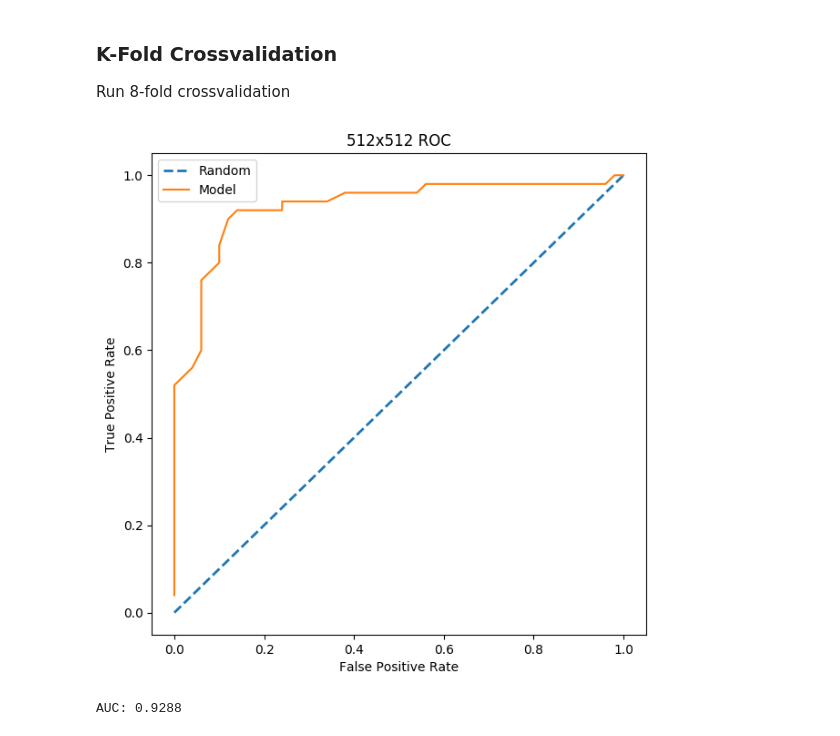
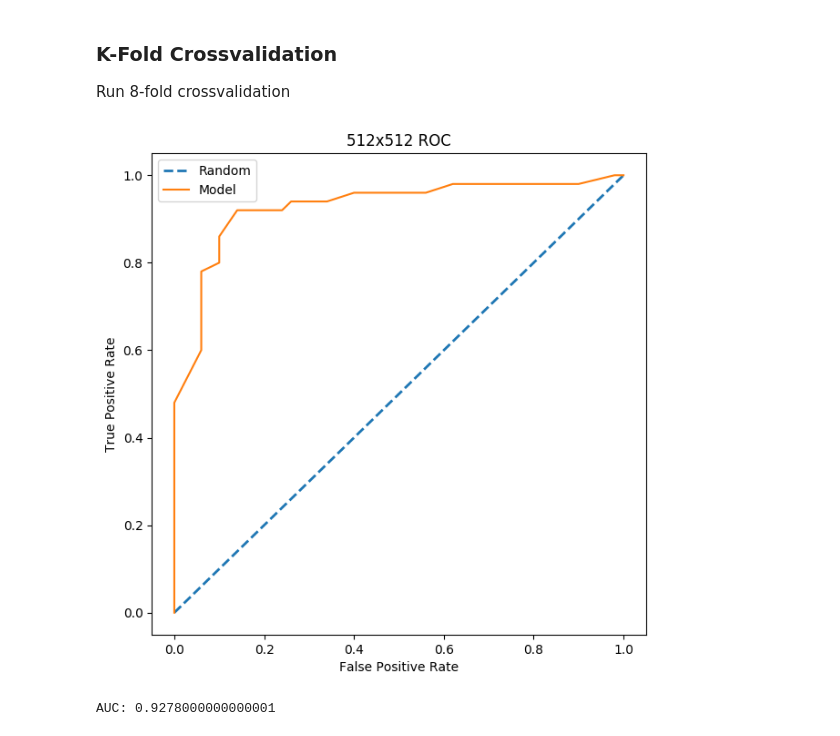
Before and after one commit to chiaramooney/ml-plsda-classification, a Jupyter notebook: PLSDA-cancer-classification-512.ipynb, the cells around one changed output. Cells and saved outputs as stored; diff of their text form; code cells hidden in the pictures.

```diff
--- a/PLSDA-cancer-classification-512.ipynb
+++ b/PLSDA-cancer-classification-512.ipynb
@@ -221,7 +221,7 @@ num_mes_labels = num_pro_labels = num_observations // 2 # We know that
                                                         # inputs of
                                                         # mesenchymal and
                                                         # proneural
-thresh_ranges = np.linspace(-1, 1, 100) # Apply a threshold range from -1 to
+thresh_ranges = np.linspace(-2, 2, 100) # Apply a threshold range from -1 to
                                         # 1 because that is the range for the
                                         # zscored y labels
 mes_tpr_thresh_range = []   # Mesenchymal true positive rates
@@ -368,7 +368,7 @@ num_mes_labels = num_pro_labels = num_observations // 2 # We know that
                                                         # mesenchymal and
                                                         # proneural
 
-thresh_ranges = np.linspace(-1, 1, 100) # Apply a threshold range from -1 to
+thresh_ranges = np.linspace(-2, 2, 100) # Apply a threshold range from -1 to
                                         # 1 because that is the range for the
                                         # zscored y labels
 mes_tpr_thresh_range = []   # Mesenchymal true positive rates
@@ -404,33 +404,33 @@ for t in thresh_ranges:
     mes_tpr = mes_true_pos / (num_mes_labels)
     mes_fpr = mes_false_pos / (num_pro_labels)
     pro_tpr = pro_true_pos / (num_pro_labels)
     pro_fpr = pro_false_pos / (num_mes_labels)
 
     mes_tpr_thresh_range.append(mes_tpr)
     mes_fpr_thresh_range.append(mes_fpr)
     pro_tpr_thresh_range.append(pro_tpr)
     pro_fpr_thresh_range.append(pro_fpr)
 
     if (LOG_FLAG):
         print("{}-Fold Crossvalidation Results [Thresh: {}]:".format(group_size, t))
         print("mes cells correctly predicted: ", mes_correct)
         print("mes cells incorrecly predicted: ", mes_false_pos)
         print("pro cells correctly predicted: ", pro_correct)
         print("pro cells incorrectly predicted: ", pro_false_pos)
         print("\n\n")
 
 plt.figure(figsize =(7, 7), dpi=100)
 plt.title("{}x{} ROC".format(IMAGE_DIM, IMAGE_DIM))
 plt.plot([0,1], [0,1], linestyle='--', lw=2, label="Random")
 plt.plot(pro_fpr_thresh_range, pro_tpr_thresh_range, label="Model")
 plt.xlabel("False Positive Rate")
 plt.ylabel("True Positive Rate")
 plt.legend()
 plt.show()
 
 # Compute AUC
 model_auc = auc(pro_fpr_thresh_range, pro_tpr_thresh_range)
-print("AUC: {}".format(mean_auc))
+print("AUC: {}".format(model_auc))
 # %% [output]
-[figure, old version]
+[figure, new version]
-AUC: 0.9288
+AUC: 0.9278000000000001
```
Also changed, not shown: parts of 1 cell of this notebook, 1 other file.
